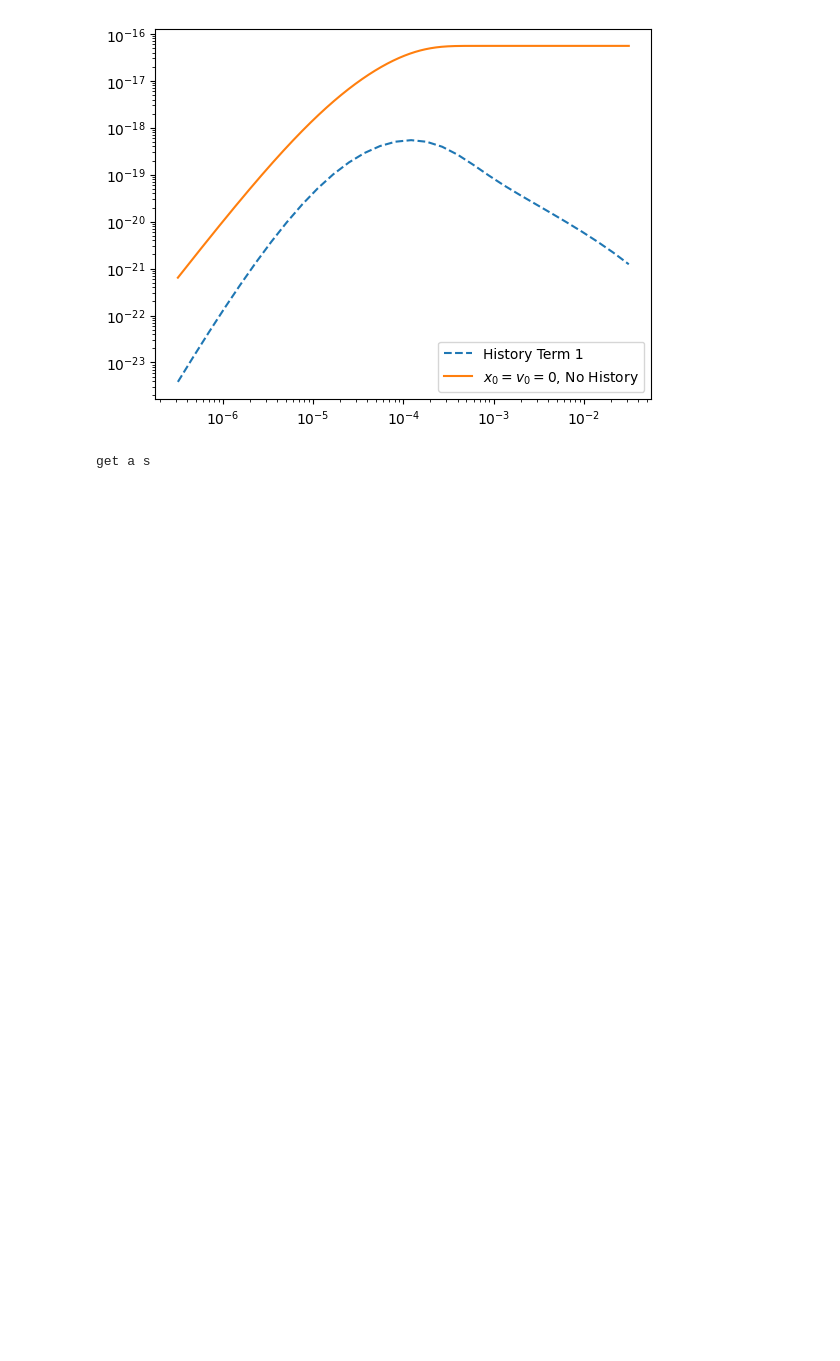
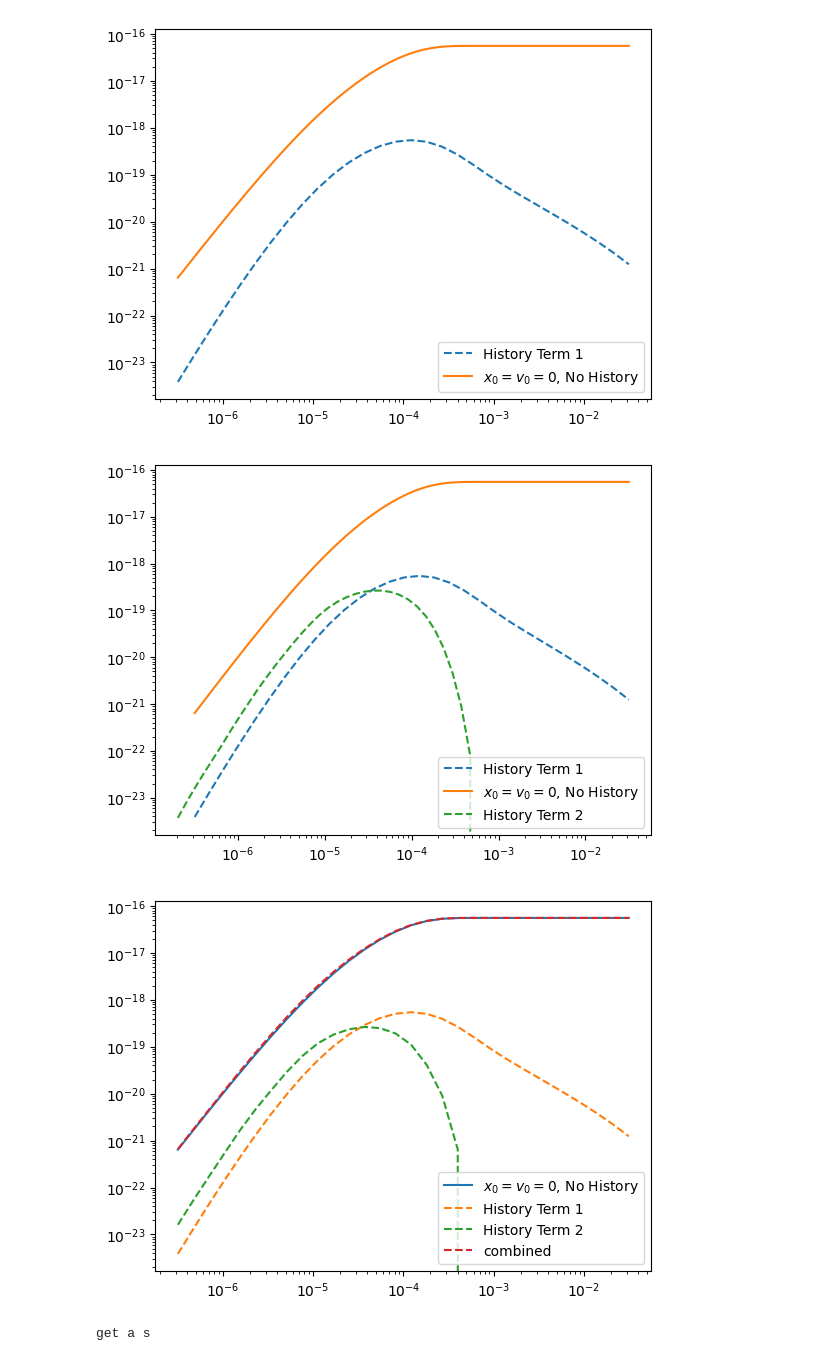
Before and after one commit to mcthumann/Brownian_Data_Analysis, a Jupyter notebook: scripts/history_for_lausanne.ipynb, the cells around one changed output. Saved outputs shown, nothing was run; the diff lists cells and outputs as text; code cells hidden in the pictures; blank space fills up the shorter version.

Commit message:
combined

```diff
--- a/scripts/history_for_lausanne.ipynb
+++ b/scripts/history_for_lausanne.ipynb
@@ -186,6 +186,50 @@ plt.legend()
 plt.show()
 # %% [output]
 [figure]
+# %%
+import numpy as np
+
+# Load the data, skipping the header
+data = np.loadtxt(r"C:\Users\Cole Thumann\Downloads\r_v_cross_correlation.txt", skiprows=1)
+
+# Split into two arrays
+plot_times_loaded = data[:, 0]
+results_loaded = data[:, 1]
+
+mask = (plot_times_loaded > 2e-7)
+
+# Apply the same mask to both arrays
+plot_times_loaded_cut = plot_times_loaded[mask]
+results_loaded_cut = results_loaded[mask]
+
+plt.plot(t_evals, msd_hs, linestyle='dashed', label="History Term 1")
+plt.plot(times_analytic, speeds_analytic_no_half[0], label = r"$x_0 = v_0 = 0$, No History")
+plt.plot(plot_times_loaded_cut, results_loaded_cut, linestyle='dashed', label = r"History Term 2")
+plt.plot()
+plt.xscale('log')
+plt.yscale('log')
+plt.legend()
+plt.show()
+
+
+from scipy.interpolate import interp1d
+
+interpo = interp1d(times_analytic, speeds_analytic_no_half[0], fill_value='extrapolate')
+interpo2 = interp1d(plot_times_loaded_cut, results_loaded_cut, fill_value='extrapolate')
+plot_v0 = interpo(t_evals)
+plot_vr = interpo2(t_evals)
+
+plt.plot(t_evals, plot_v0, label = r"$x_0 = v_0 = 0$, No History")
+plt.plot(t_evals, msd_hs, linestyle='dashed', label="History Term 1")
+plt.plot(t_evals[:20], plot_vr[:20], linestyle='dashed', label = r"History Term 2")
+plt.plot(t_evals, msd_hs+plot_v0+plot_vr, linestyle='dashed', label = r"combined")
+plt.xscale('log')
+plt.yscale('log')
+plt.legend()
+plt.show()
+# %% [output]
+[figure, added]
+[figure, added]
 # %%
 import numpy as np
 import matplotlib.pyplot as plt
```
